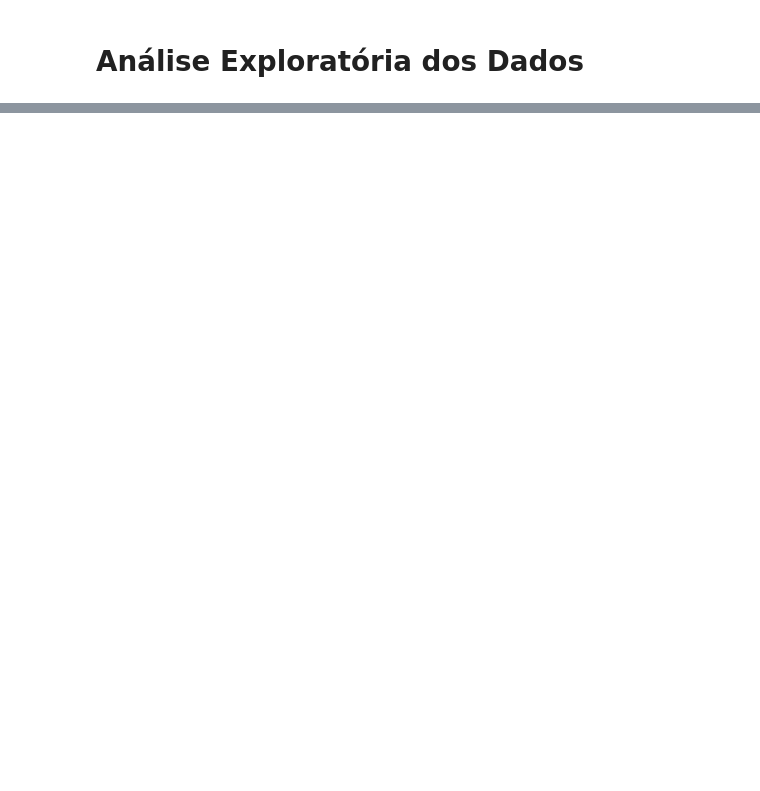
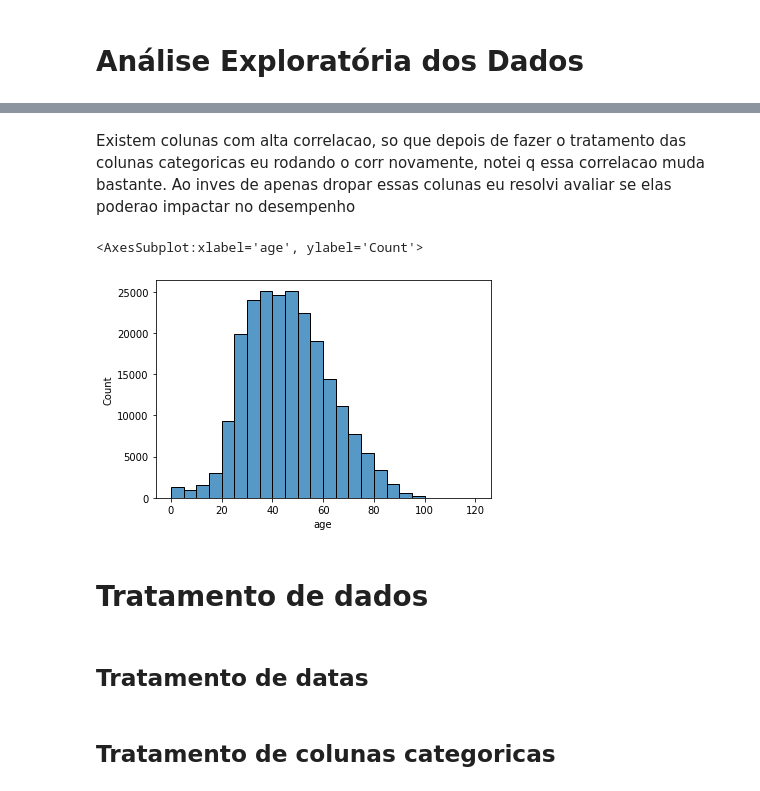
Before and after one commit to fernandakawasaki/Projeto-Base-de-Dados-COVID-19, a Jupyter notebook: notebook.ipynb, the cells around one changed output, grey strips where cells are left out. Drawn from its saved outputs; the diff is of its cells as text; code cells hidden in the pictures; blank space fills up the shorter version.

```diff
--- a/notebook.ipynb
+++ b/notebook.ipynb
@@ -202,0 +74,11 @@ Created in <span style='font-weight:600;margin-left:4px;'>Deepnote</span></a>
+# %% [markdown]
+Existem colunas com alta correlacao, so que depois de fazer o tratamento das colunas categoricas eu rodando o corr novamente, notei q essa correlacao muda bastante. Ao inves de apenas dropar essas colunas eu resolvi avaliar se elas poderao impactar no desempenho
+# %%
+sns.histplot(data=df[df['covid_res'] == 1], x='age', binwidth=5)
+# %% [output]
+<AxesSubplot:xlabel='age', ylabel='Count'>
+[figure, added]
+# %% [markdown]
+# Tratamento de dados
+# %% [markdown]
+## Tratamento de datas
@@ -202,0 +92,2 @@ Created in <span style='font-weight:600;margin-left:4px;'>Deepnote</span></a>
+# %% [markdown]
+## Tratamento de colunas categoricas
```
Also changed, not shown: parts of 109 cells of this notebook.
